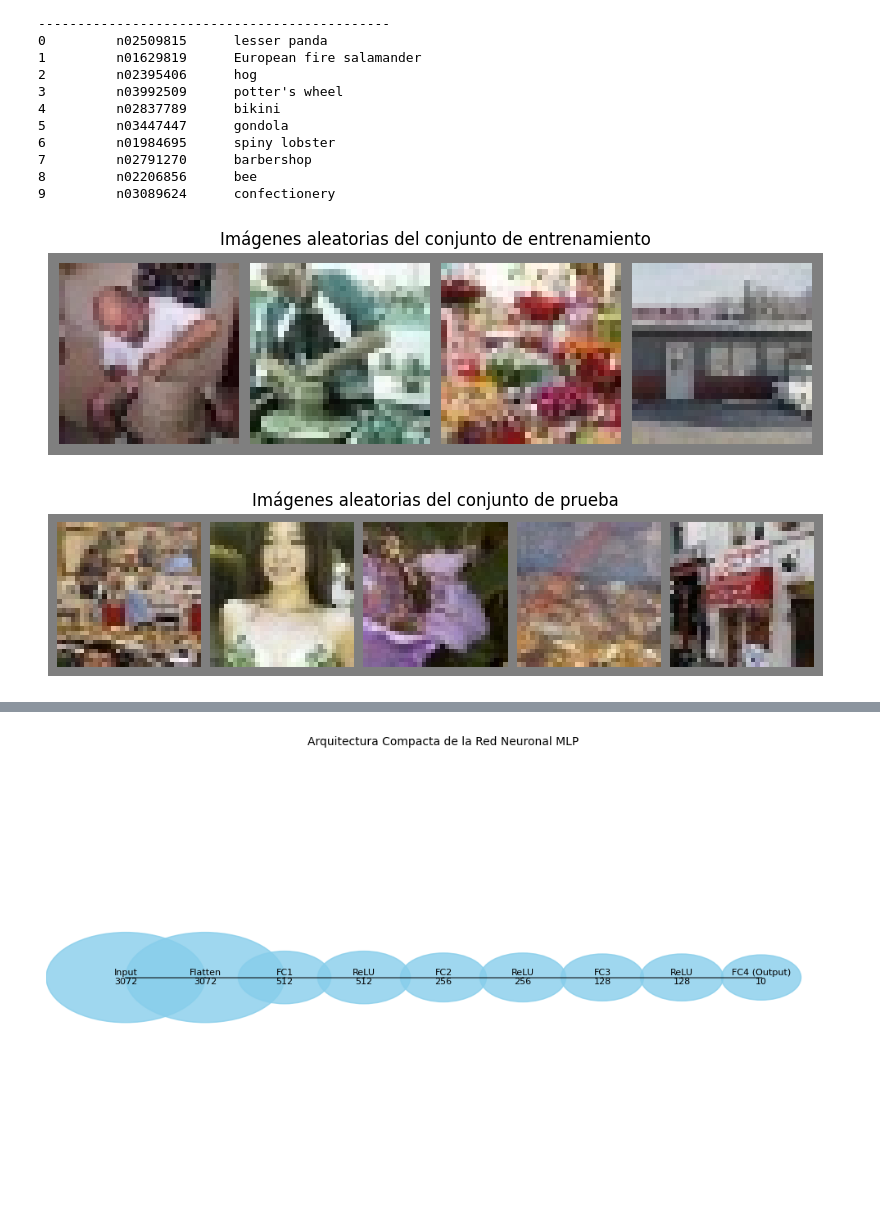
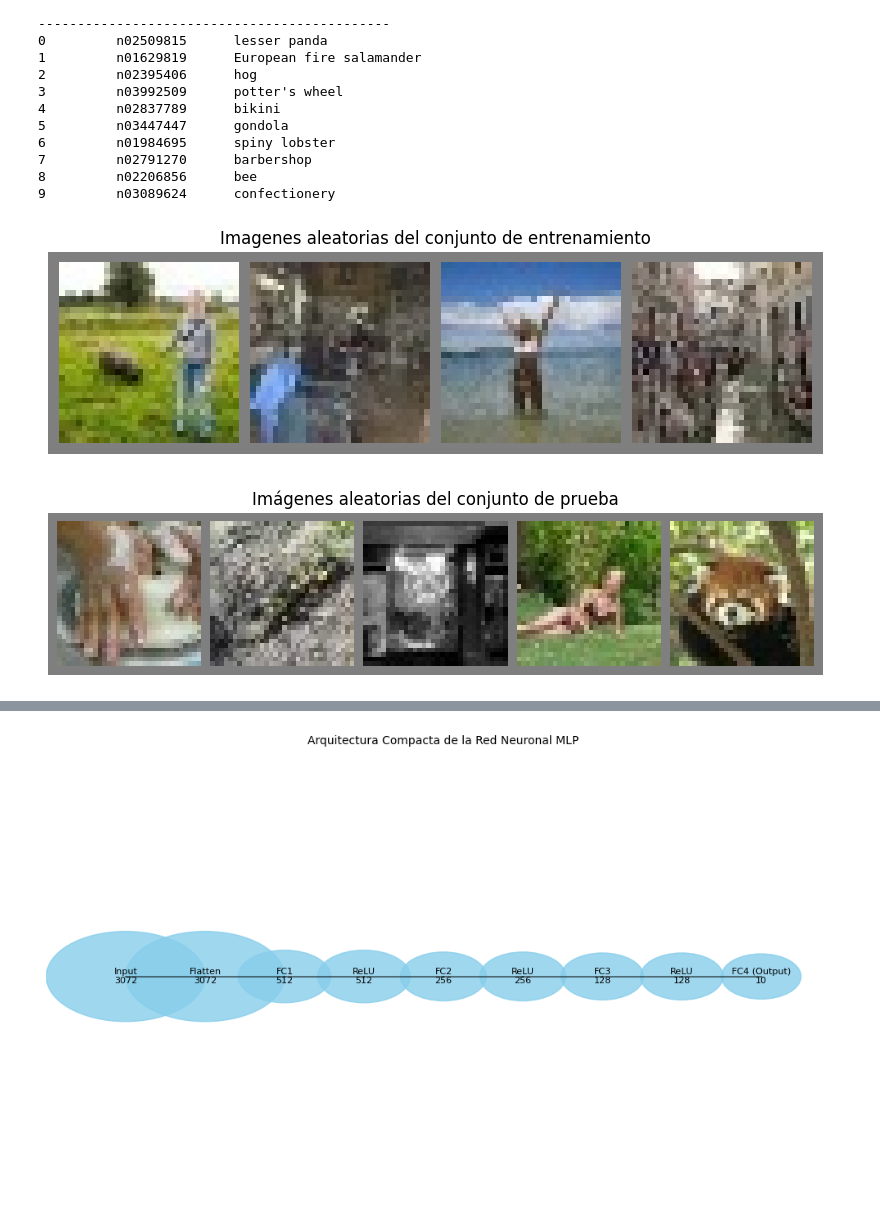
Before and after one commit to JhendeFR/Inteligencia-artificial, a Jupyter notebook: Red Neuronal/Lab3.ipynb, the cells around one changed output, grey strips where cells are left out. Saved outputs shown, nothing was run; the diff lists cells and outputs as text; code cells hidden in the pictures.

```diff
--- a/Red Neuronal/Lab3.ipynb
+++ b/Red Neuronal/Lab3.ipynb
@@ -154,26 +134,26 @@ Mapeo de índices, códigos y descripciones:
 8         n02206856      bee
 9         n03089624      confectionery
 # %%
-# Función para mostrar imágenes sin clasificación
-def show_random_images(loader, num_images=5, title="Imágenes aleatorias del dataset"):
+#Funcion para mostrar imagenes sin clasificacion
+def show_random_images(loader, num_images=5, title="Imagenes aleatorias del dataset"):
     dataiter = iter(loader)
     images, _ = next(dataiter)
     img = torchvision.utils.make_grid(images)
     img = img / 2 + 0.5
     npimg = img.numpy()
 
     plt.figure(figsize=(10, 5))
     plt.title(title)
     plt.imshow(np.transpose(npimg, (1, 2, 0)))
     plt.axis('off')
     plt.show()
 
-# Probar la función con conjuntos de datos
-show_random_images(train_loader, title="Imágenes aleatorias del conjunto de entrenamiento")
+#Probar la función con conjuntos de datos
+show_random_images(train_loader, title="Imagenes aleatorias del conjunto de entrenamiento")
 show_random_images(test_loader, title="Imágenes aleatorias del conjunto de prueba")
 # %% [output]
-[figure, old version]
+[figure, new version]
-[figure, old version]
+[figure, new version]
 # %%
 from IPython.display import display, clear_output
 import pandas as pd
```
Also changed, not shown: parts of 9 cells of this notebook.
